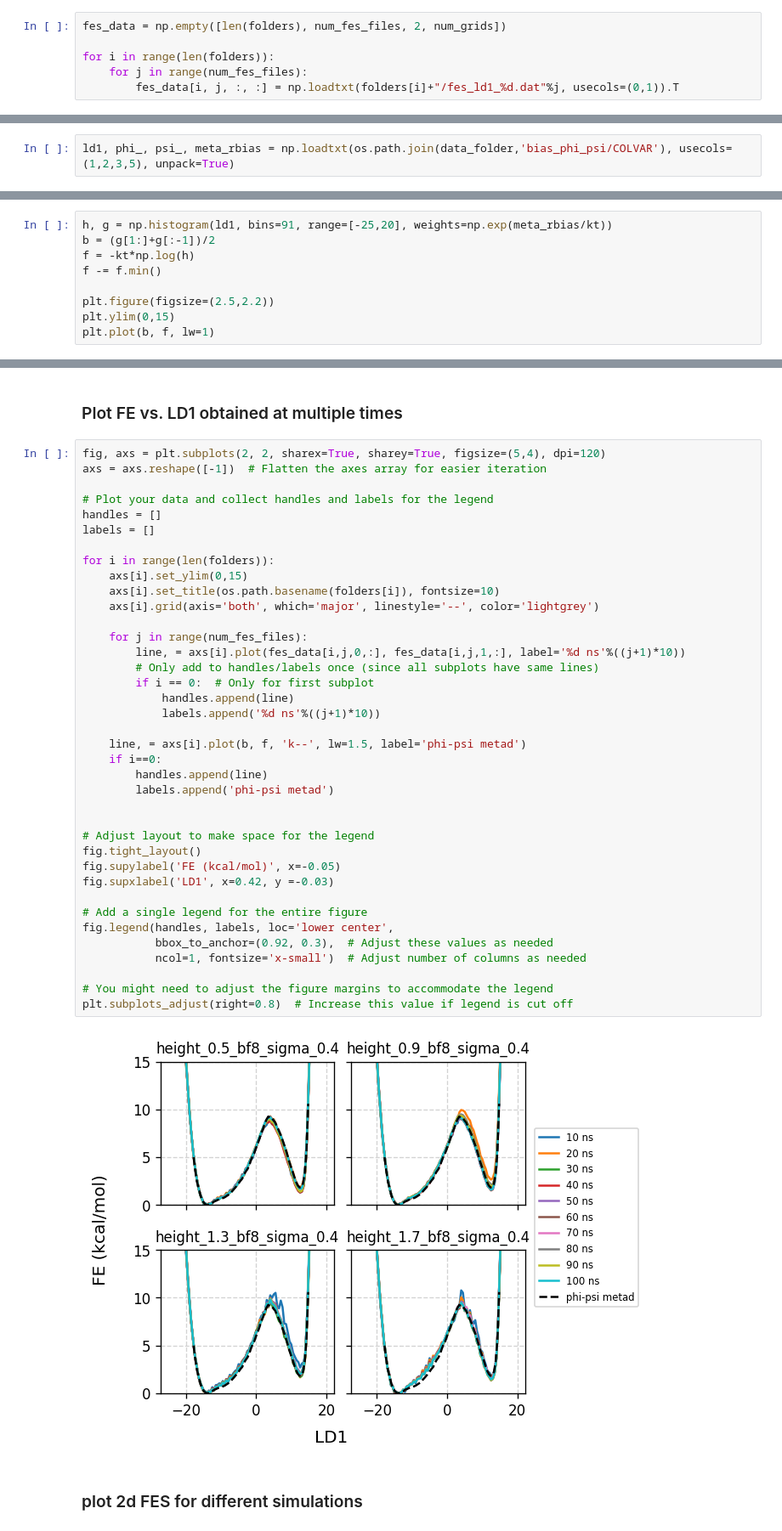
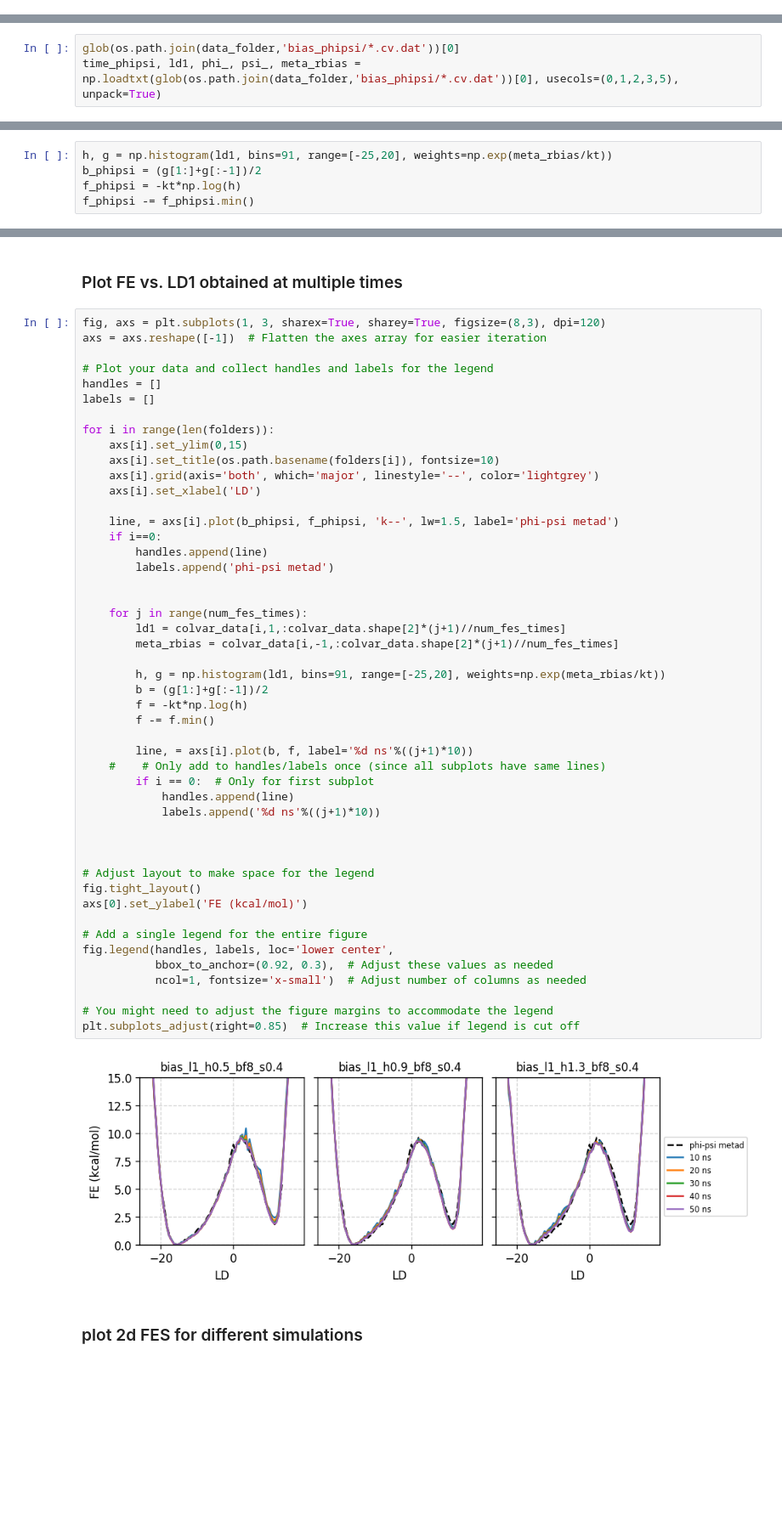
Before and after one commit to hocky-research-group/ShapeGMM_tutorial_2025, a Jupyter notebook: analyze_data/Part2_Analyze_Metad.ipynb, the cells around one changed output, grey strips where cells are left out. Shown: that part at 85% size. Cells and saved outputs as stored; diff of their text form; blank space fills up the shorter version.

Commit message:
add scripts for running and analyzing metad

```diff
--- a/analyze_data/Part2_Analyze_Metad.ipynb
+++ b/analyze_data/Part2_Analyze_Metad.ipynb
@@ -29,21 +30,12 @@ for i in range(len(folders)):
-# %%
-fes_data = np.empty([len(folders), num_fes_files, 2, num_grids])
-
-for i in range(len(folders)):
-    for j in range(num_fes_files):
-        fes_data[i, j, :, :] = np.loadtxt(folders[i]+"/fes_ld1_%d.dat"%j, usecols=(0,1)).T
 # %% [markdown]
 ### load data from phi-psi wt-metad simulation
 # %%
-ld1, phi_, psi_, meta_rbias = np.loadtxt(os.path.join(data_folder,'bias_phi_psi/COLVAR'), usecols=(1,2,3,5), unpack=True)
+glob(os.path.join(data_folder,'bias_phipsi/*.cv.dat'))[0]
+time_phipsi, ld1, phi_, psi_, meta_rbias = np.loadtxt(glob(os.path.join(data_folder,'bias_phipsi/*.cv.dat'))[0], usecols=(0,1,2,3,5), unpack=True)
 # %% [markdown]
 $\textbf{calculate ld1 from phi-psi metad sim}$
 # %%
 h, g = np.histogram(ld1, bins=91, range=[-25,20], weights=np.exp(meta_rbias/kt))
-b = (g[1:]+g[:-1])/2
-f = -kt*np.log(h)
-f -= f.min()
-
-plt.figure(figsize=(2.5,2.2))
-plt.ylim(0,15)
-plt.plot(b, f, lw=1)
+b_phipsi = (g[1:]+g[:-1])/2
+f_phipsi = -kt*np.log(h)
+f_phipsi -= f_phipsi.min()
@@ -75,45 +64,55 @@ Text(0, 0.5, '$\\psi$')
 # %% [markdown]
 ### Plot FE vs. LD1 obtained at multiple times
 # %%
-fig, axs = plt.subplots(2, 2, sharex=True, sharey=True, figsize=(5,4), dpi=120)
+fig, axs = plt.subplots(1, 3, sharex=True, sharey=True, figsize=(8,3), dpi=120)
 axs = axs.reshape([-1])  # Flatten the axes array for easier iteration
 
 # Plot your data and collect handles and labels for the legend
 handles = []
 labels = []
 
 for i in range(len(folders)):
     axs[i].set_ylim(0,15)
     axs[i].set_title(os.path.basename(folders[i]), fontsize=10)
     axs[i].grid(axis='both', which='major', linestyle='--', color='lightgrey')
+    axs[i].set_xlabel('LD')
 
-    for j in range(num_fes_files):
-        line, = axs[i].plot(fes_data[i,j,0,:], fes_data[i,j,1,:], label='%d ns'%((j+1)*10))
-        # Only add to handles/labels once (since all subplots have same lines)
-        if i == 0:  # Only for first subplot
-            handles.append(line)
-            labels.append('%d ns'%((j+1)*10))
-
-    line, = axs[i].plot(b, f, 'k--', lw=1.5, label='phi-psi metad')
+    line, = axs[i].plot(b_phipsi, f_phipsi, 'k--', lw=1.5, label='phi-psi metad')
     if i==0:
         handles.append(line)
         labels.append('phi-psi metad')
 
 
+    for j in range(num_fes_times):
+        ld1 = colvar_data[i,1,:colvar_data.shape[2]*(j+1)//num_fes_times]
+        meta_rbias = colvar_data[i,-1,:colvar_data.shape[2]*(j+1)//num_fes_times]
+
+        h, g = np.histogram(ld1, bins=91, range=[-25,20], weights=np.exp(meta_rbias/kt))
+        b = (g[1:]+g[:-1])/2
+        f = -kt*np.log(h)
+        f -= f.min()
+
+        line, = axs[i].plot(b, f, label='%d ns'%((j+1)*10))
+    #    # Only add to handles/labels once (since all subplots have same lines)
+        if i == 0:  # Only for first subplot
+            handles.append(line)
+            labels.append('%d ns'%((j+1)*10))
+
+
+
 # Adjust layout to make space for the legend
 fig.tight_layout()
-fig.supylabel('FE (kcal/mol)', x=-0.05)
-fig.supxlabel('LD1', x=0.42, y =-0.03)
+axs[0].set_ylabel('FE (kcal/mol)')
 
 # Add a single legend for the entire figure
 fig.legend(handles, labels, loc='lower center',
            bbox_to_anchor=(0.92, 0.3),  # Adjust these values as needed
            ncol=1, fontsize='x-small')  # Adjust number of columns as needed
 
 # You might need to adjust the figure margins to accommodate the legend
-plt.subplots_adjust(right=0.8)  # Increase this value if legend is cut off
+plt.subplots_adjust(right=0.85)  # Increase this value if legend is cut off
 # %% [output]
-[figure, old version]
+[figure, new version]
 # %% [markdown]
 ### plot 2d FES for different simulations
 # %%
```
Also changed, not shown: parts of 11 cells of this notebook, 5 other files.
